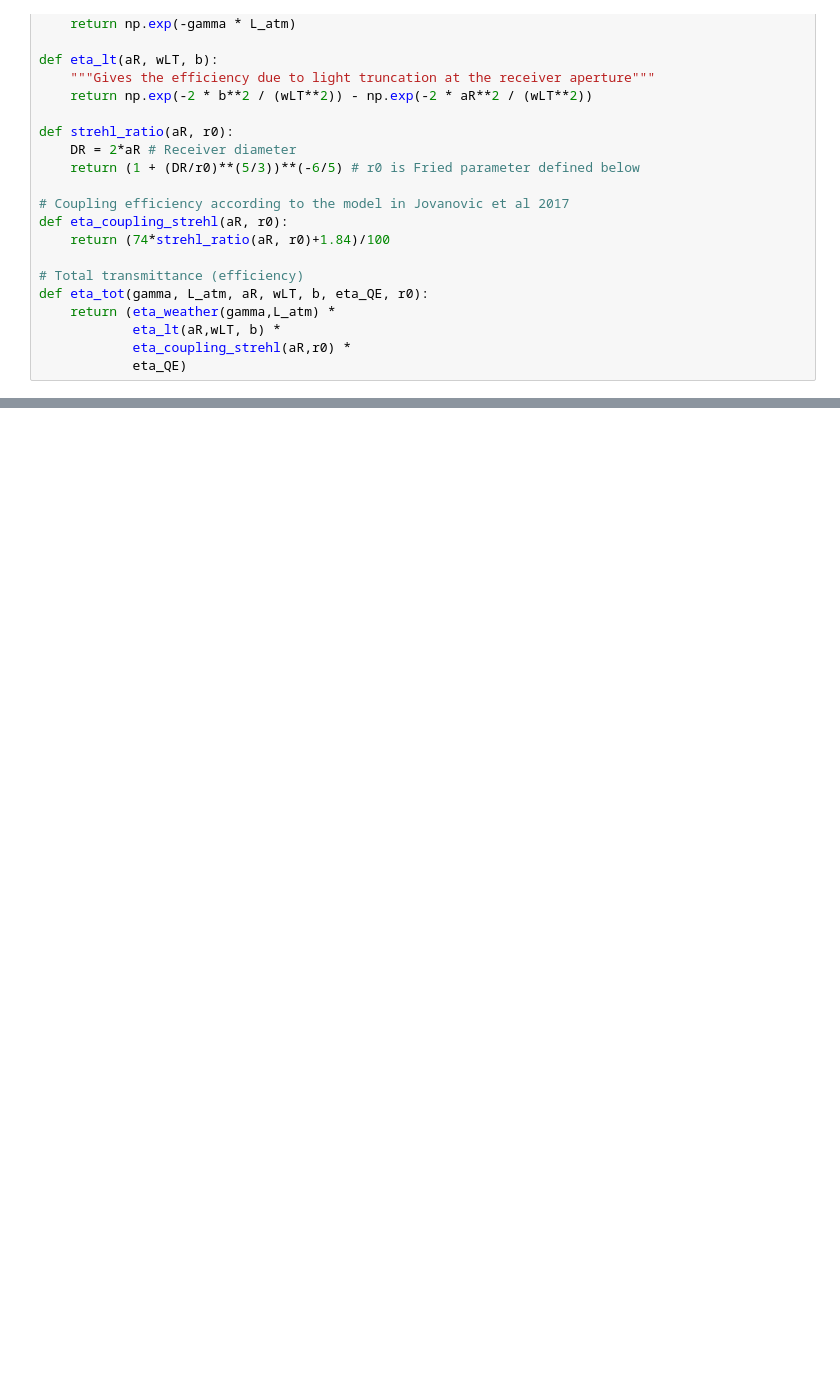
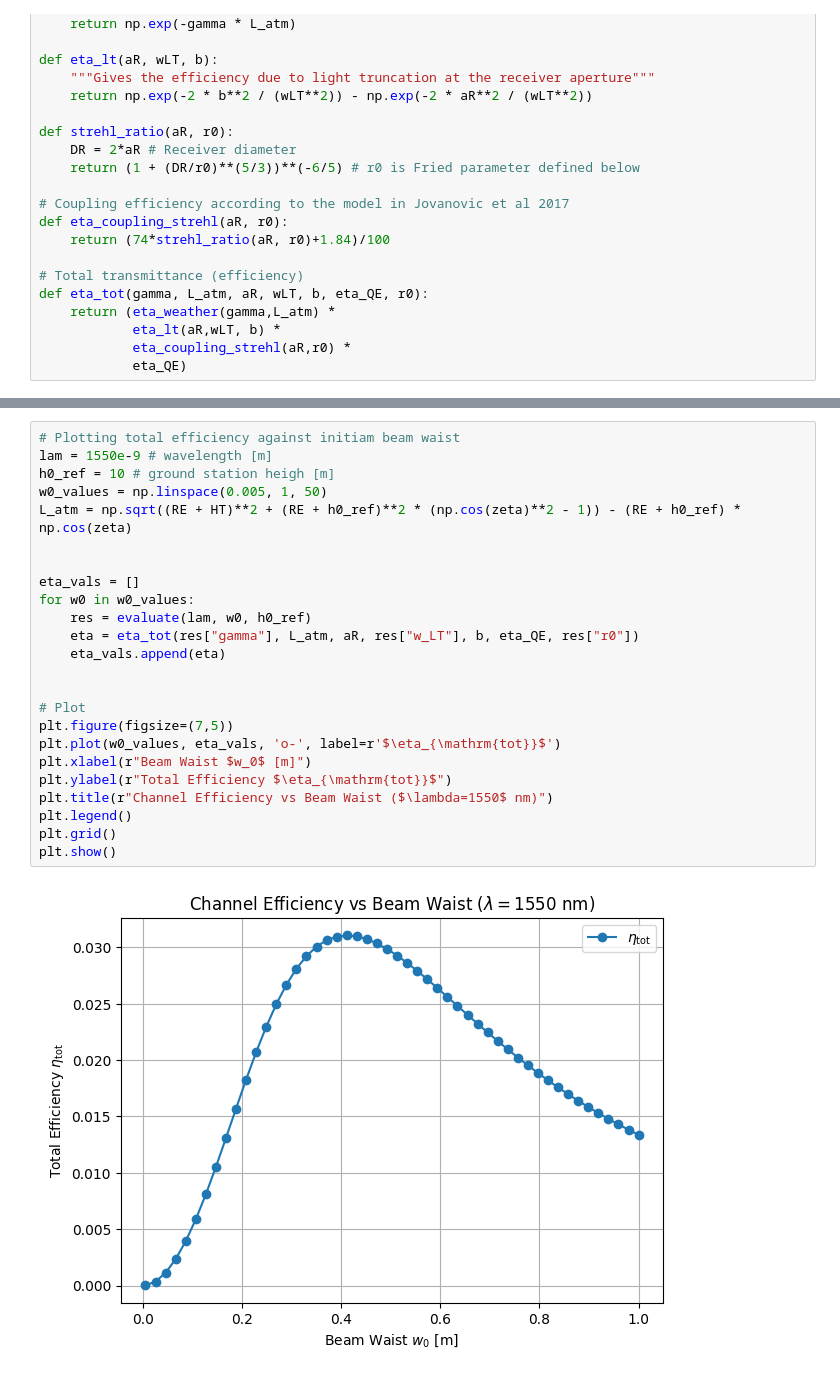
Before and after one commit to gehadibany/thesis_work, a Jupyter notebook: operational_parameters_selection.ipynb, the cells around one changed output, grey strips where cells are left out. Cells and saved outputs as stored; diff of their text form; blank space fills up the shorter version.

```diff
--- a/operational_parameters_selection.ipynb
+++ b/operational_parameters_selection.ipynb
@@ -176,0 +206,26 @@ for r in results:
+# %%
+# Plotting total efficiency against initiam beam waist
+lam = 1550e-9 # wavelength [m]
+h0_ref = 10 # ground station heigh [m]
+w0_values = np.linspace(0.005, 1, 50)
+L_atm = np.sqrt((RE + HT)**2 + (RE + h0_ref)**2 * (np.cos(zeta)**2 - 1)) - (RE + h0_ref) * np.cos(zeta)
+
+
+eta_vals = []
+for w0 in w0_values:
+    res = evaluate(lam, w0, h0_ref)
+    eta = eta_tot(res["gamma"], L_atm, aR, res["w_LT"], b, eta_QE, res["r0"])
+    eta_vals.append(eta)
+
+
+# Plot
+plt.figure(figsize=(7,5))
+plt.plot(w0_values, eta_vals, 'o-', label=r'$\eta_{\mathrm{tot}}$')
+plt.xlabel(r"Beam Waist $w_0$ [m]")
+plt.ylabel(r"Total Efficiency $\eta_{\mathrm{tot}}$")
+plt.title(r"Channel Efficiency vs Beam Waist ($\lambda=1550$ nm)")
+plt.legend()
+plt.grid()
+plt.show()
+# %% [output]
+[figure, added]
```
Also changed, not shown: parts of 5 cells of this notebook.
